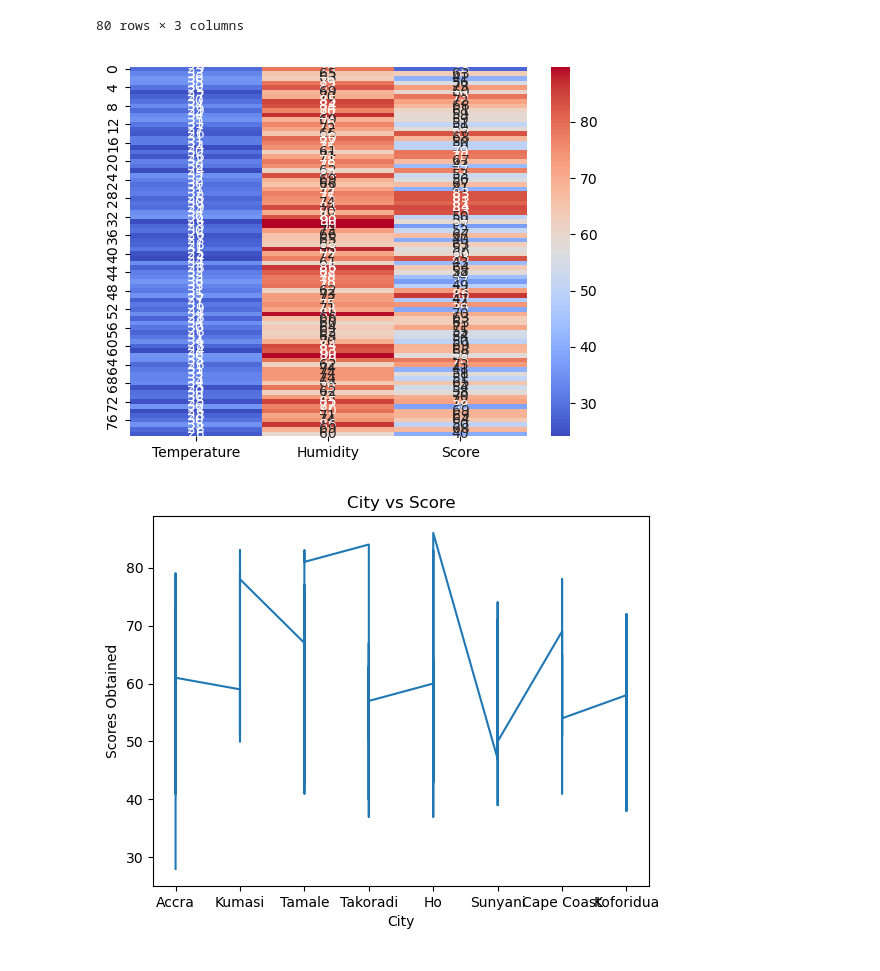
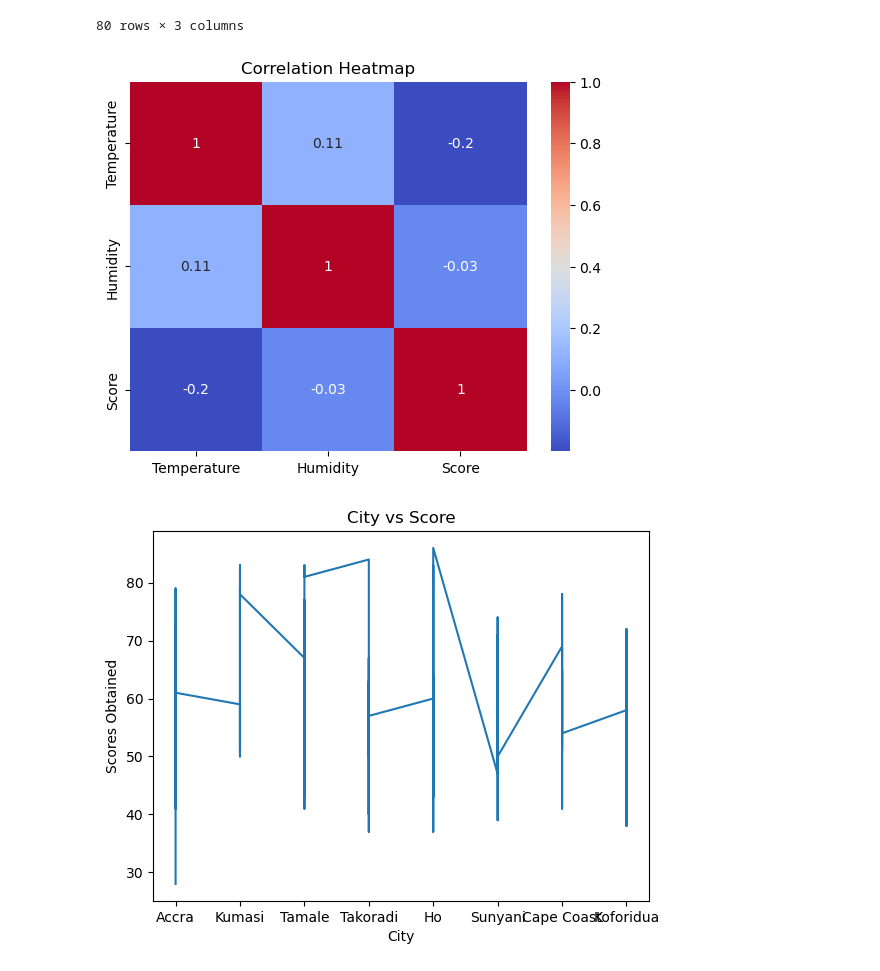
Before and after one commit to TheBishop/ML-Journey, a Jupyter notebook: Day6_Climate_and_Test_Score_Correlation/Day6.ipynb, the cells around one changed output. Drawn from its saved outputs; the diff is of its cells as text; code cells hidden in the pictures.

Commit message:
Climate & Test Score Correlation

```diff
--- a/Day6_Climate_and_Test_Score_Correlation/Day6.ipynb
+++ b/Day6_Climate_and_Test_Score_Correlation/Day6.ipynb
@@ -125,11 +85,14 @@ df_numeric
 | 78 | 28.4 | 69.3 | 68 |
 | 79 | 26.2 | 60.0 | 40 |
 80 rows × 3 columns
+# %%
+dfnc = df_numeric.corr()
 # %%
-sns.heatmap(df_numeric, annot=True, cmap='coolwarm')
+sns.heatmap(dfnc, annot=True, cmap='coolwarm')
+plt.title('Correlation Heatmap')
 plt.show()
 # %% [output]
-[figure, old version]
+[figure, new version]
 # %%
 plt.plot(df['City'], df['Score'])
 plt.xlabel('City')
```
Also changed, not shown: parts of 4 cells of this notebook.
